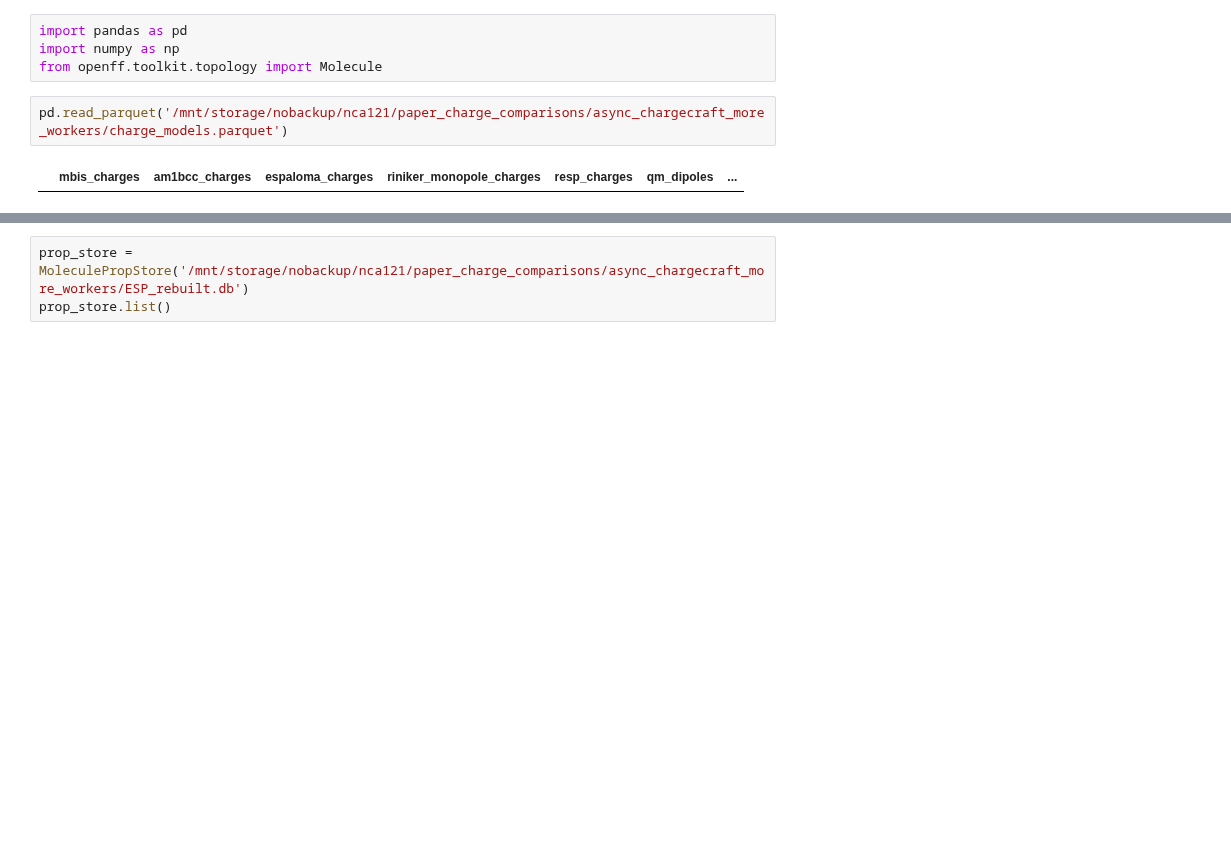
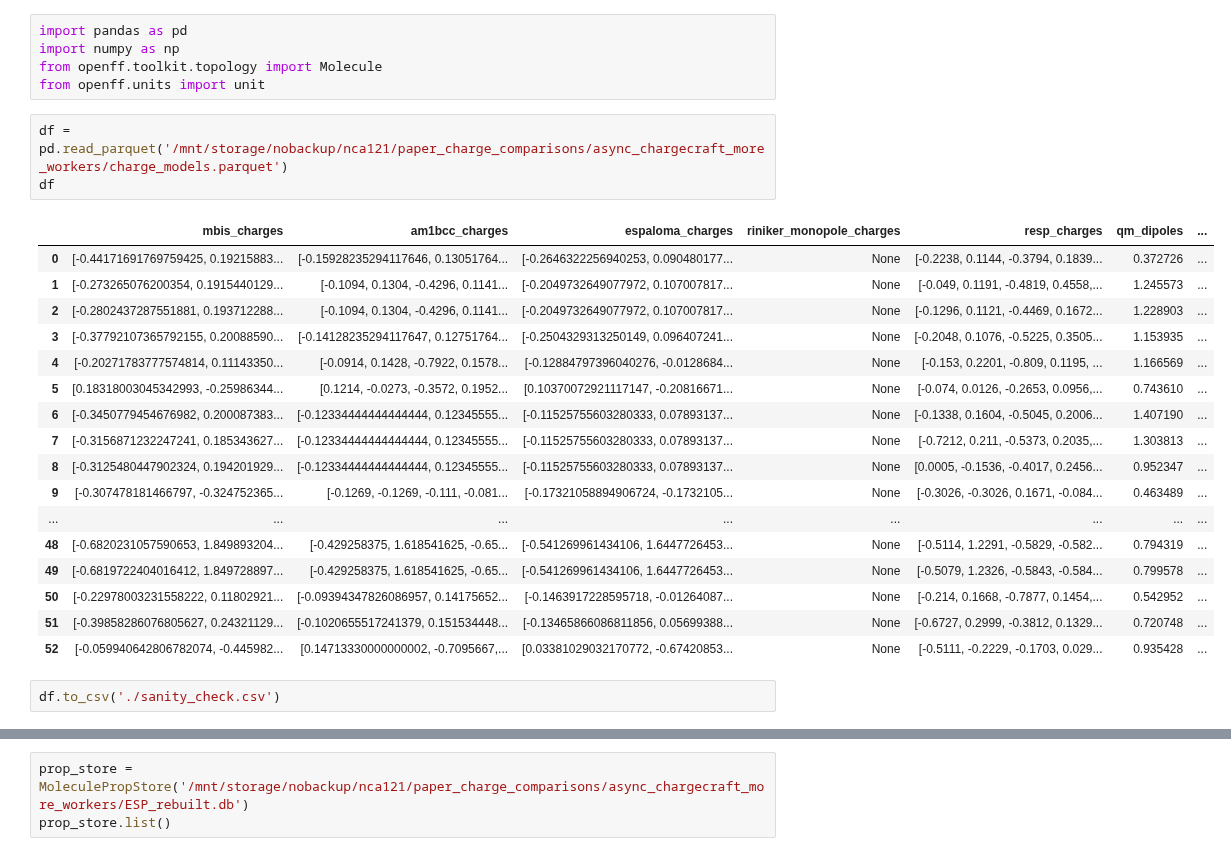
Before and after one commit to bismuthadams1/charge_paper, a Jupyter notebook: explore_parquet.ipynb, the cells around one changed output, grey strips where cells are left out. Saved outputs shown, nothing was run; the diff lists cells and outputs as text; blank space fills up the shorter version.

```diff
--- a/explore_parquet.ipynb
+++ b/explore_parquet.ipynb
@@ -2,7 +2,27 @@
 import pandas as pd
 import numpy as np
 from openff.toolkit.topology import Molecule
+from openff.units import unit
 # %%
-pd.read_parquet('/mnt/storage/nobackup/nca121/paper_charge_comparisons/async_chargecraft_more_workers/charge_models.parquet')
+df = pd.read_parquet('/mnt/storage/nobackup/nca121/paper_charge_comparisons/async_chargecraft_more_workers/charge_models.parquet')
+df
 # %% [output]
 |  | mbis_charges | am1bcc_charges | espaloma_charges | riniker_monopole_charges | resp_charges | qm_dipoles | ... |
+| 0 | [-0.44171691769759425, 0.19215883... | [-0.15928235294117646, 0.13051764... | [-0.2646322256940253, 0.090480177... | None | [-0.2238, 0.1144, -0.3794, 0.1839... | 0.372726 | ... |
+| 1 | [-0.273265076200354, 0.1915440129... | [-0.1094, 0.1304, -0.4296, 0.1141... | [-0.2049732649077972, 0.107007817... | None | [-0.049, 0.1191, -0.4819, 0.4558,... | 1.245573 | ... |
+| 2 | [-0.2802437287551881, 0.193712288... | [-0.1094, 0.1304, -0.4296, 0.1141... | [-0.2049732649077972, 0.107007817... | None | [-0.1296, 0.1121, -0.4469, 0.1672... | 1.228903 | ... |
+| 3 | [-0.37792107365792155, 0.20088590... | [-0.14128235294117647, 0.12751764... | [-0.2504329313250149, 0.096407241... | None | [-0.2048, 0.1076, -0.5225, 0.3505... | 1.153935 | ... |
+| 4 | [-0.20271783777574814, 0.11143350... | [-0.0914, 0.1428, -0.7922, 0.1578... | [-0.12884797396040276, -0.0128684... | None | [-0.153, 0.2201, -0.809, 0.1195, ... | 1.166569 | ... |
+| 5 | [0.18318003045342993, -0.25986344... | [0.1214, -0.0273, -0.3572, 0.1952... | [0.10370072921117147, -0.20816671... | None | [-0.074, 0.0126, -0.2653, 0.0956,... | 0.743610 | ... |
+| 6 | [-0.3450779454676982, 0.200087383... | [-0.12334444444444444, 0.12345555... | [-0.11525755603280333, 0.07893137... | None | [-0.1338, 0.1604, -0.5045, 0.2006... | 1.407190 | ... |
+| 7 | [-0.3156871232247241, 0.185343627... | [-0.12334444444444444, 0.12345555... | [-0.11525755603280333, 0.07893137... | None | [-0.7212, 0.211, -0.5373, 0.2035,... | 1.303813 | ... |
+| 8 | [-0.3125480447902324, 0.194201929... | [-0.12334444444444444, 0.12345555... | [-0.11525755603280333, 0.07893137... | None | [0.0005, -0.1536, -0.4017, 0.2456... | 0.952347 | ... |
+| 9 | [-0.307478181466797, -0.324752365... | [-0.1269, -0.1269, -0.111, -0.081... | [-0.17321058894906724, -0.1732105... | None | [-0.3026, -0.3026, 0.1671, -0.084... | 0.463489 | ... |
+| ... | ... | ... | ... | ... | ... | ... | ... |
+| 48 | [-0.6820231057590653, 1.849893204... | [-0.429258375, 1.618541625, -0.65... | [-0.541269961434106, 1.6447726453... | None | [-0.5114, 1.2291, -0.5829, -0.582... | 0.794319 | ... |
+| 49 | [-0.6819722404016412, 1.849728897... | [-0.429258375, 1.618541625, -0.65... | [-0.541269961434106, 1.6447726453... | None | [-0.5079, 1.2326, -0.5843, -0.584... | 0.799578 | ... |
+| 50 | [-0.22978003231558222, 0.11802921... | [-0.09394347826086957, 0.14175652... | [-0.1463917228595718, -0.01264087... | None | [-0.214, 0.1668, -0.7877, 0.1454,... | 0.542952 | ... |
+| 51 | [-0.39858286076805627, 0.24321129... | [-0.1020655517241379, 0.151534448... | [-0.13465866086811856, 0.05699388... | None | [-0.6727, 0.2999, -0.3812, 0.1329... | 0.720748 | ... |
+| 52 | [-0.059940642806782074, -0.445982... | [0.14713330000000002, -0.7095667,... | [0.03381029032170772, -0.67420853... | None | [-0.5111, -0.2229, -0.1703, 0.029... | 0.935428 | ... |
+# %%
+df.to_csv('./sanity_check.csv')
```
Also changed, not shown: parts of 13 cells of this notebook, 5 other files.
